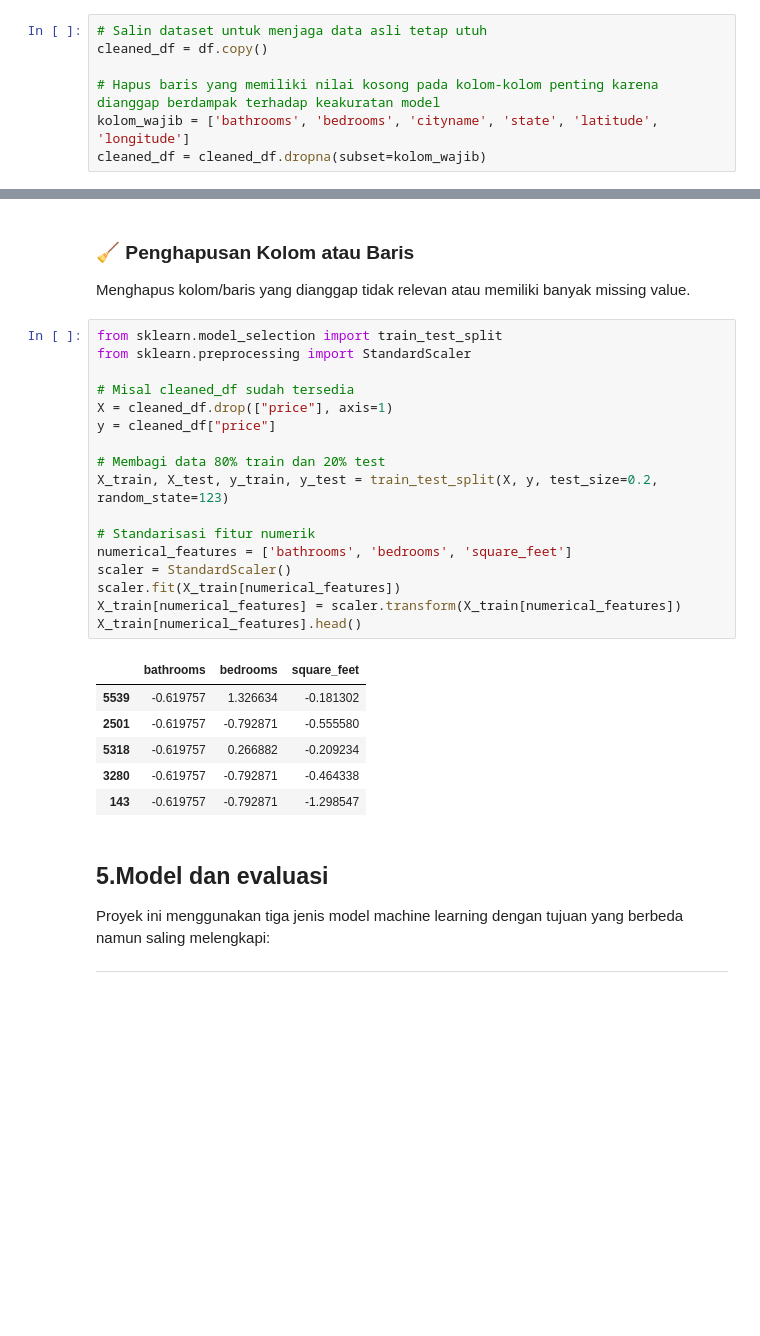
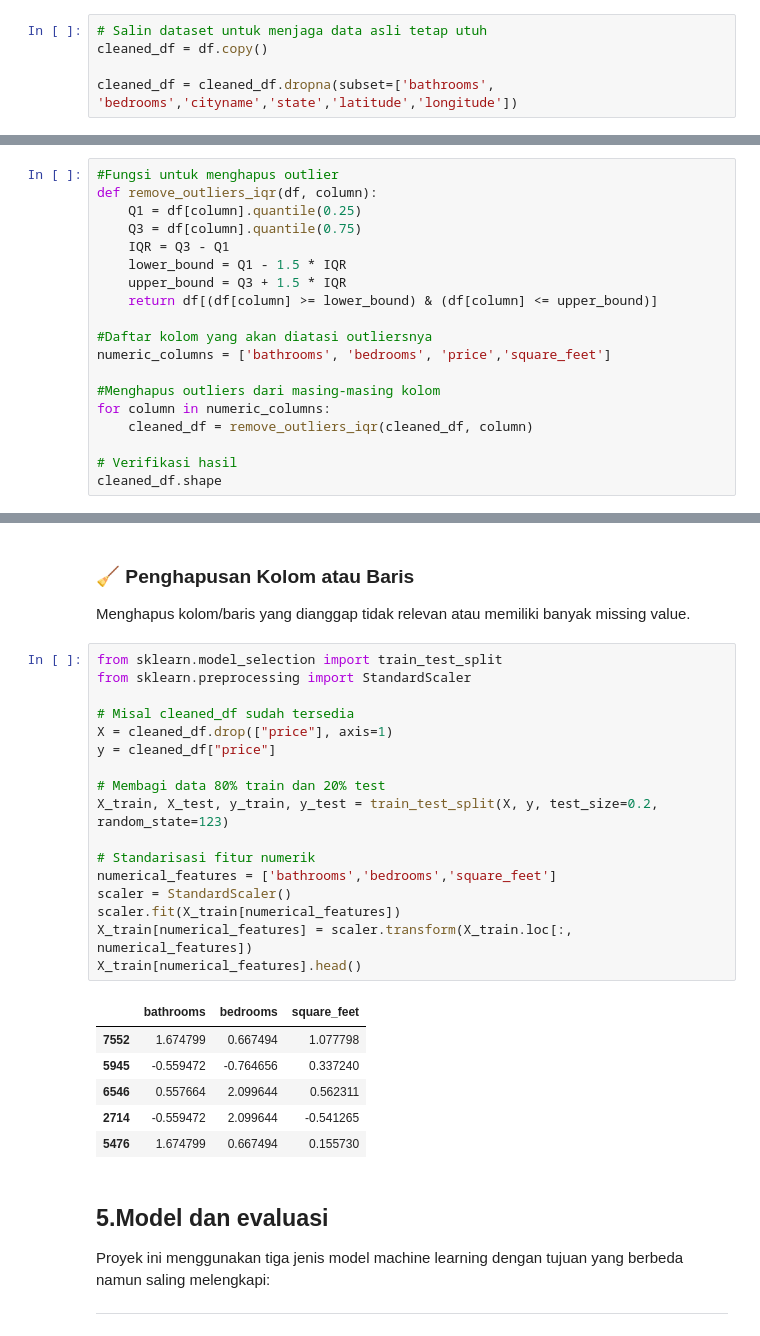
Before and after one commit to totoro-07/regresi-apartment, a Jupyter notebook: Updated_Predictive_Analytics_Sewa_Apartment.ipynb, the cells around one changed output, grey strips where cells are left out. Cells and saved outputs as stored; diff of their text form; blank space fills up the shorter version.

```diff
--- a/Updated_Predictive_Analytics_Sewa_Apartment.ipynb
+++ b/Updated_Predictive_Analytics_Sewa_Apartment.ipynb
@@ -285,9 +271,7 @@ Menghapus kolom/baris yang dianggap tidak relevan atau memiliki banyak missing v
 # Salin dataset untuk menjaga data asli tetap utuh
 cleaned_df = df.copy()
 
-# Hapus baris yang memiliki nilai kosong pada kolom-kolom penting karena dianggap berdampak terhadap keakuratan model
-kolom_wajib = ['bathrooms', 'bedrooms', 'cityname', 'state', 'latitude', 'longitude']
-cleaned_df = cleaned_df.dropna(subset=kolom_wajib)
+cleaned_df = cleaned_df.dropna(subset=['bathrooms', 'bedrooms','cityname','state','latitude','longitude'])
 # %% [markdown]
 ### 🔍 Penanganan Missing Values
 Mendeteksi dan/atau mengisi nilai-nilai yang hilang dalam dataset.
@@ -376,3 +360,22 @@ plt.show()
 | bedrooms     | Ya      | Skewed        | Normalisasi atau kategorisasi   |
 | price        | Ya      | Sangat skewed | Transformasi log atau trimming  |
 | square\_feet | Ya      | Sangat skewed | Transformasi log dan pembatasan |
+# %%
+#Fungsi untuk menghapus outlier
+def remove_outliers_iqr(df, column):
+    Q1 = df[column].quantile(0.25)
+    Q3 = df[column].quantile(0.75)
+    IQR = Q3 - Q1
+    lower_bound = Q1 - 1.5 * IQR
+    upper_bound = Q3 + 1.5 * IQR
+    return df[(df[column] >= lower_bound) & (df[column] <= upper_bound)]
+
+#Daftar kolom yang akan diatasi outliersnya
+numeric_columns = ['bathrooms', 'bedrooms', 'price','square_feet']
+
+#Menghapus outliers dari masing-masing kolom
+for column in numeric_columns:
+    cleaned_df = remove_outliers_iqr(cleaned_df, column)
+
+# Verifikasi hasil
+cleaned_df.shape
@@ -456,27 +478,27 @@ Menghapus kolom/baris yang dianggap tidak relevan atau memiliki banyak missing v
 # %%
 from sklearn.model_selection import train_test_split
 from sklearn.preprocessing import StandardScaler
 
 # Misal cleaned_df sudah tersedia
 X = cleaned_df.drop(["price"], axis=1)
 y = cleaned_df["price"]
 
 # Membagi data 80% train dan 20% test
 X_train, X_test, y_train, y_test = train_test_split(X, y, test_size=0.2, random_state=123)
 
 # Standarisasi fitur numerik
-numerical_features = ['bathrooms', 'bedrooms', 'square_feet']
+numerical_features = ['bathrooms','bedrooms','square_feet']
 scaler = StandardScaler()
 scaler.fit(X_train[numerical_features])
-X_train[numerical_features] = scaler.transform(X_train[numerical_features])
+X_train[numerical_features] = scaler.transform(X_train.loc[:, numerical_features])
 X_train[numerical_features].head()
 # %% [output]
 |  | bathrooms | bedrooms | square_feet |
-| 5539 | -0.619757 | 1.326634 | -0.181302 |
-| 2501 | -0.619757 | -0.792871 | -0.555580 |
-| 5318 | -0.619757 | 0.266882 | -0.209234 |
-| 3280 | -0.619757 | -0.792871 | -0.464338 |
-| 143 | -0.619757 | -0.792871 | -1.298547 |
+| 7552 | 1.674799 | 0.667494 | 1.077798 |
+| 5945 | -0.559472 | -0.764656 | 0.337240 |
+| 6546 | 0.557664 | 2.099644 | 0.562311 |
+| 2714 | -0.559472 | 2.099644 | -0.541265 |
+| 5476 | 1.674799 | 0.667494 | 0.155730 |
 # %% [markdown]
 ## 5.Model dan evaluasi
 Proyek ini menggunakan tiga jenis model machine learning dengan tujuan yang berbeda namun saling melengkapi:
```
Also changed, not shown: parts of 18 cells of this notebook, 5 other files.
